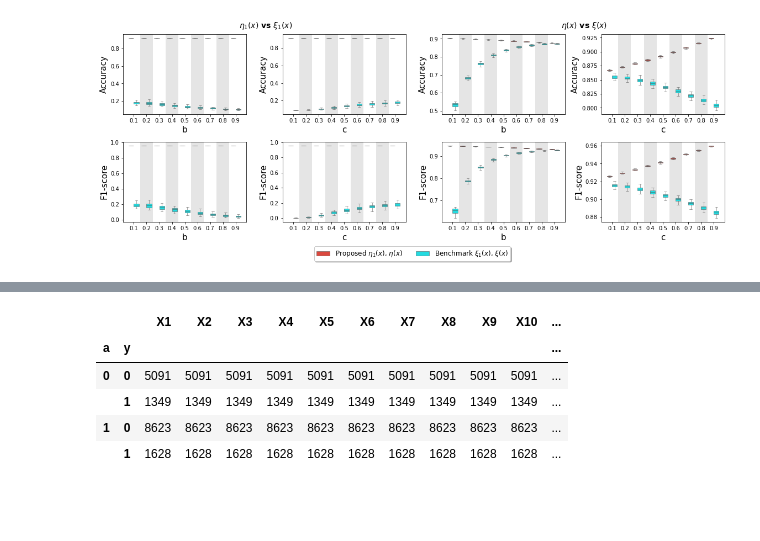
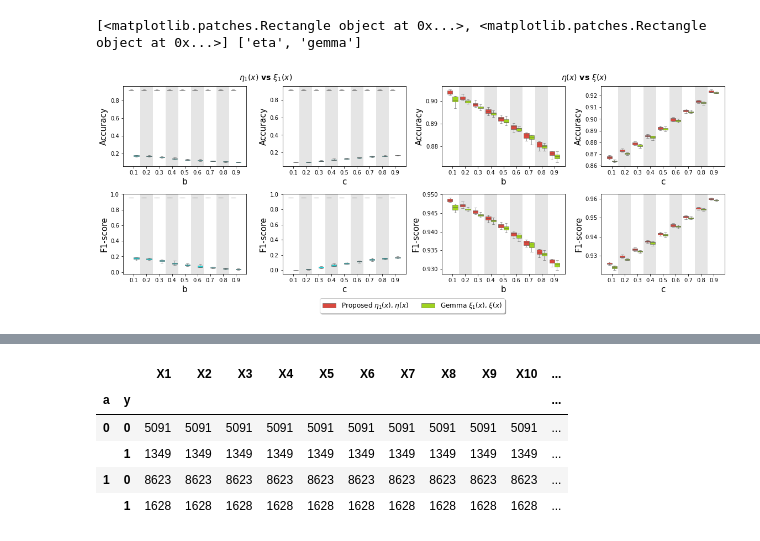
Before and after one commit to haotianzh/UDA, a Jupyter notebook: ood_sofa/experiment_SOFA.ipynb, the cells around one changed output, grey strips where cells are left out. Cells and saved outputs as stored; diff of their text form; code cells hidden in the pictures; blank space fills up the shorter version.

Commit message:
add gemma benchmark

```diff
--- a/ood_sofa/experiment_SOFA.ipynb
+++ b/ood_sofa/experiment_SOFA.ipynb
@@ -6,7 +6,8 @@ import matplotlib.pyplot as plt
 # df = pd.read_csv('./experiments.csv')
 # df = pd.read_csv('./experiment_a_y.csv')
 # df = pd.read_csv('./experiment_a.csv')
-df = pd.read_csv('./experiment_y.csv')
+# df = pd.read_csv('./experiment_y.csv')
+df = pd.read_csv('./experiment_y.csv.2')
 # %%
 def lighten_color(color, amount=0.5):
     """
@@ -37,15 +38,16 @@ palette = sns.color_palette('Paired')
 # c1 = [palette[3], palette[2]]
 # c2 = [palette[7], palette[6]]
 cc = [lighten_color('#F8766D', amount=1.5), lighten_color('#00BFC4', amount=0.8)]
+cc2 = [lighten_color('#F8766D', amount=1.5), lighten_color('#7CAE00', amount=0.8)]
 
 sns.boxplot(ax=axes[1][0], data=df[(df['a']==a) & (df['c']==0.5) & (df['model'].isin(['eta1', 'eta1_bench'])) & (df['metric']=='F')], x='b', y='value', hue='model', palette=cc, showfliers=False, linewidth=0.5)
 sns.boxplot(ax=axes[1][1], data=df[(df['a']==a) & (df['b']==0.5) &(df['model'].isin(['eta1', 'eta1_bench'])) & (df['metric']=='F')], x='c', y='value', hue='model', palette=cc, showfliers=False, linewidth=0.5)
 sns.boxplot(ax=axes[0][0], data=df[(df['a']==a) & (df['c']==0.5) &(df['model'].isin(['eta1', 'eta1_bench'])) & (df['metric']=='ACC')], x='b', y='value', hue='model', palette=cc, showfliers=False, linewidth=0.5)
 sns.boxplot(ax=axes[0][1], data=df[(df['a']==a) & (df['b']==0.5) &(df['model'].isin(['eta1', 'eta1_bench'])) & (df['metric']=='ACC')], x='c', y='value', hue='model', palette=cc, showfliers=False, linewidth=0.5)
-sns.boxplot(ax=axes[1][2], data=df[(df['a']==a) & (df['c']==0.5) &(df['model'].isin(['eta', 'eta_bench'])) & (df['metric']=='F')], x='b', y='value', hue='model', palette=cc, showfliers=False, linewidth=0.5)
-sns.boxplot(ax=axes[1][3], data=df[(df['a']==a) & (df['b']==0.5) &(df['model'].isin(['eta', 'eta_bench'])) & (df['metric']=='F')], x='c', y='value', hue='model', palette=cc, showfliers=False, linewidth=0.5)
-sns.boxplot(ax=axes[0][2], data=df[(df['a']==a) & (df['c']==0.5) &(df['model'].isin(['eta', 'eta_bench'])) & (df['metric']=='ACC')], x='b', y='value', hue='model', palette=cc, showfliers=False, linewidth=0.5)
-sns.boxplot(ax=axes[0][3], data=df[(df['a']==a) & (df['b']==0.5) &(df['model'].isin(['eta', 'eta_bench'])) & (df['metric']=='ACC')], x='c', y='value', hue='model', palette=cc, showfliers=False, linewidth=0.5)
+sns.boxplot(ax=axes[1][2], data=df[(df['a']==a) & (df['c']==0.5) &(df['model'].isin(['eta', 'gemma'])) & (df['metric']=='F')], x='b', y='value', hue='model', palette=cc2, showfliers=False, linewidth=0.5)
+sns.boxplot(ax=axes[1][3], data=df[(df['a']==a) & (df['b']==0.5) &(df['model'].isin(['eta', 'gemma'])) & (df['metric']=='F')], x='c', y='value', hue='model', palette=cc2, showfliers=False, linewidth=0.5)
+sns.boxplot(ax=axes[0][2], data=df[(df['a']==a) & (df['c']==0.5) &(df['model'].isin(['eta', 'gemma'])) & (df['metric']=='ACC')], x='b', y='value', hue='model', palette=cc2, showfliers=False, linewidth=0.5)
+sns.boxplot(ax=axes[0][3], data=df[(df['a']==a) & (df['b']==0.5) &(df['model'].isin(['eta', 'gemma'])) & (df['metric']=='ACC')], x='c', y='value', hue='model', palette=cc2, showfliers=False, linewidth=0.5)
 axes[1][0].set_ylabel('F1-score', fontsize=15)
 axes[1][1].set_ylabel('F1-score', fontsize=15)
 axes[1][2].set_ylabel('F1-score', fontsize=15)
@@ -66,33 +68,35 @@ axes[1][3].set_xlabel(f'c',fontsize=15)
 # axes[0][1].set_ylim((0.48, 0.89))
 # axes[0][2].set_ylim((0.48, 0.89))
 # axes[0][3].set_ylim((0.48, 0.89))
 
 # axes[1][0].set_ylim((0.17, 0.85))
 # axes[1][1].set_ylim((0.17, 0.85))
 # axes[1][2].set_ylim((0.17, 0.85))
 # axes[1][3].set_ylim((0.17, 0.85))
 for i in range(2):
     for j in range(4):
         axes[i][j].legend_.remove()
         for k in range(0, 8):
             if k % 2 == 1:
                 axes[i][j].axvspan(k-.5, k+.5, facecolor='black', alpha=0.1)
-handles, labels = axes[0][0].get_legend_handles_labels()
+handles, labels = axes[0][2].get_legend_handles_labels()
+print(handles, labels)
 # handles2, labels2 = axes[0][3].get_legend_handles_labels()
 # handles = handles1 + handles2
 
 fig.legend(loc='lower center', bbox_to_anchor=(0.5, -0.07),
-          fancybox=True, shadow=True, ncol=5, handles=handles, labels=[r'Proposed $\eta_1(x)$, $\eta(x)$',  r'Benchmark $\xi_1(x)$, $\xi(x)$'], fontsize=12)
+          fancybox=True, shadow=True, ncol=5, handles=handles, labels=[r'Proposed $\eta_1(x)$, $\eta(x)$', r'Gemma $\xi_1(x)$, $\xi(x)$'], fontsize=12)
 
 fig.text(0.27, 0.92, r'$\eta_1(x)$ vs $\xi_1(x)$', ha='center', fontsize=14, weight='bold')
 fig.text(0.77, 0.92, r'$\eta(x)$ vs $\xi(x)$', ha='center', fontsize=14, weight='bold')
 
 # Optional: Adjust spacing
 plt.subplots_adjust(top=0.90, hspace=0.4)
 fig.tight_layout(rect=[0, 0, 1, 0.92])
 # plt.tight_layout()
 # plt.savefig(f'eta_a_{a}.svg', bbox_inches = 'tight', format='svg')
 # plt.savefig(f'eta_a_{a}.pdf', bbox_inches = 'tight', format='pdf', dpi=500)
 # plt.savefig(f'eta1_eta_a_{a}_SOFA.pdf', bbox_inches = 'tight', format='pdf', dpi=500)
 # %% [output]
+[<matplotlib.patches.Rectangle object at 0x...>, <matplotlib.patches.Rectangle object at 0x...>] ['eta', 'gemma']
-[figure, old version]
+[figure, new version]
```
Also changed, not shown: parts of 5 cells of this notebook, 14 other files.
